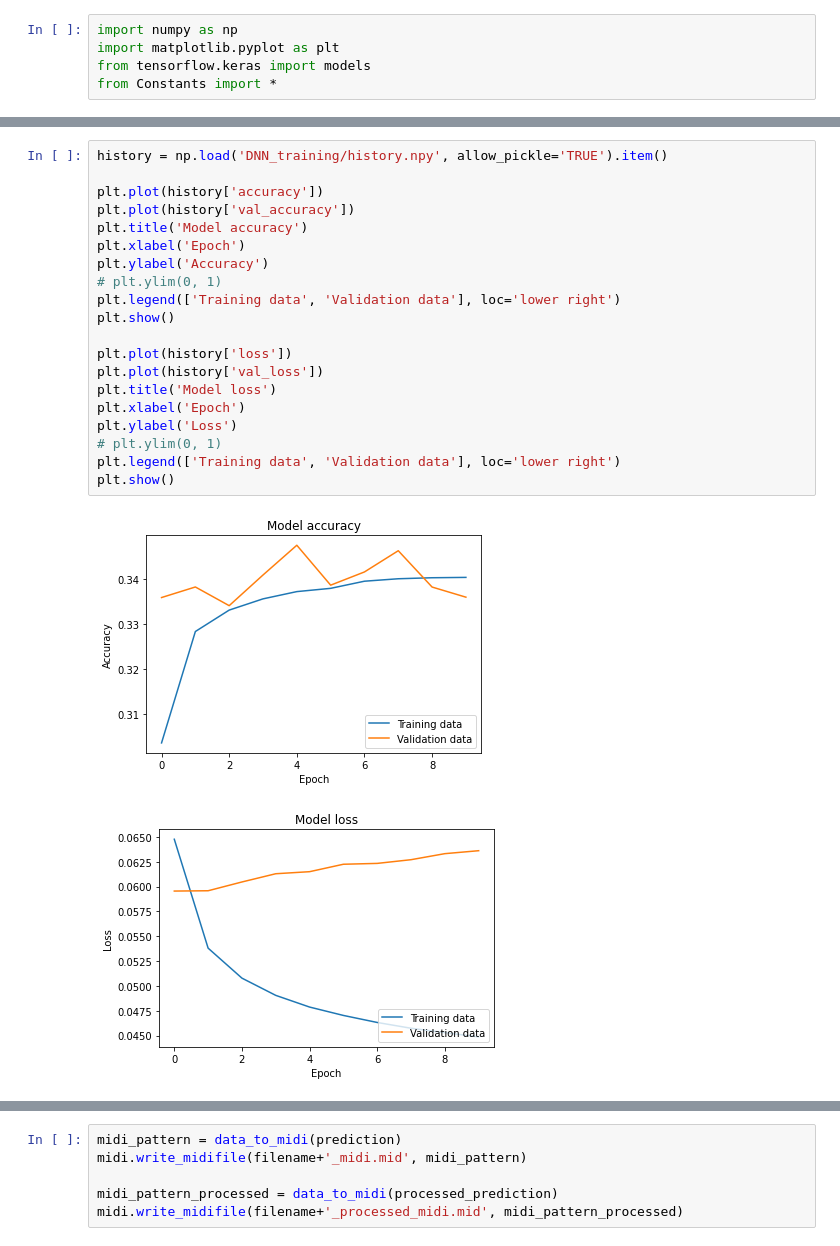
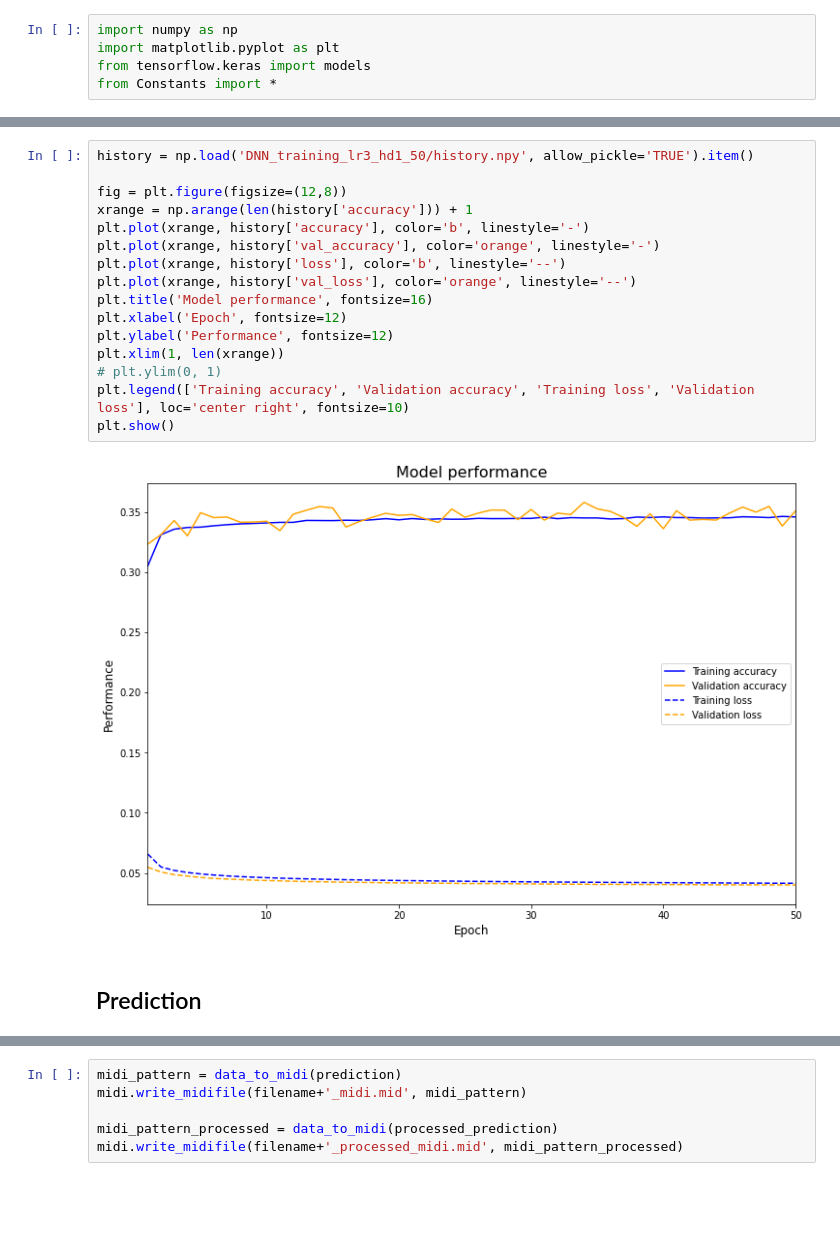
Before and after one commit to zoilo-nl/MML, a Jupyter notebook: Predictor.ipynb, the cells around one changed output, grey strips where cells are left out. Cells and saved outputs as stored; diff of their text form; blank space fills up the shorter version.

```diff
--- a/Predictor.ipynb
+++ b/Predictor.ipynb
@@ -100,27 +105,24 @@ Total params: 556,376
 Trainable params: 556,376
 Non-trainable params: 0
 _________________________________________________________________
-# %%
-history = np.load('DNN_training/history.npy', allow_pickle='TRUE').item()
-
-plt.plot(history['accuracy'])
-plt.plot(history['val_accuracy'])
-plt.title('Model accuracy')
-plt.xlabel('Epoch')
-plt.ylabel('Accuracy')
-# plt.ylim(0, 1)
-plt.legend(['Training data', 'Validation data'], loc='lower right')
-plt.show()
-
-plt.plot(history['loss'])
-plt.plot(history['val_loss'])
-plt.title('Model loss')
-plt.xlabel('Epoch')
-plt.ylabel('Loss')
-# plt.ylim(0, 1)
-plt.legend(['Training data', 'Validation data'], loc='lower right')
-plt.show()
-# %% [output]
-[figure, removed]
-[figure, removed]
+# %%
+history = np.load('DNN_training_lr3_hd1_50/history.npy', allow_pickle='TRUE').item()
+
+fig = plt.figure(figsize=(12,8))
+xrange = np.arange(len(history['accuracy'])) + 1
+plt.plot(xrange, history['accuracy'], color='b', linestyle='-')
+plt.plot(xrange, history['val_accuracy'], color='orange', linestyle='-')
+plt.plot(xrange, history['loss'], color='b', linestyle='--')
+plt.plot(xrange, history['val_loss'], color='orange', linestyle='--')
+plt.title('Model performance', fontsize=16)
+plt.xlabel('Epoch', fontsize=12)
+plt.ylabel('Performance', fontsize=12)
+plt.xlim(1, len(xrange))
+# plt.ylim(0, 1)
+plt.legend(['Training accuracy', 'Validation accuracy', 'Training loss', 'Validation loss'], loc='center right', fontsize=10)
+plt.show()
+# %% [output]
+[figure, added]
+# %% [markdown]
+## Prediction
 # %%
```
Also changed, not shown: parts of 8 cells of this notebook.
